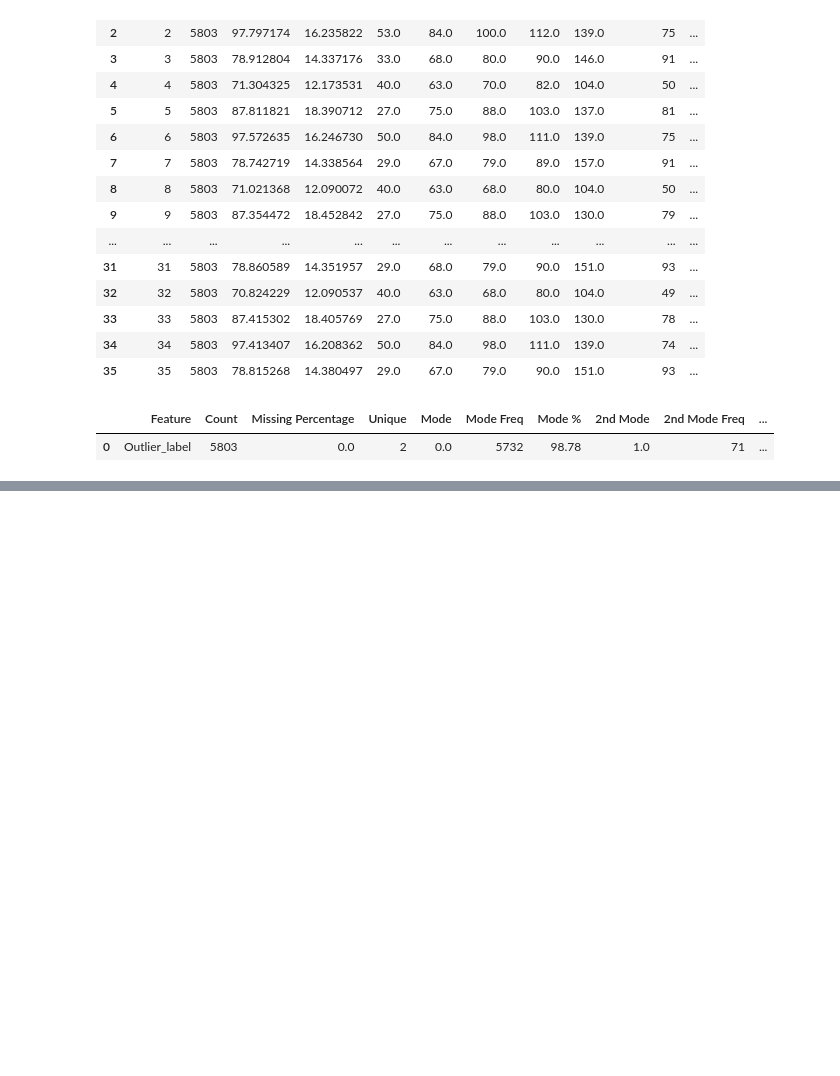
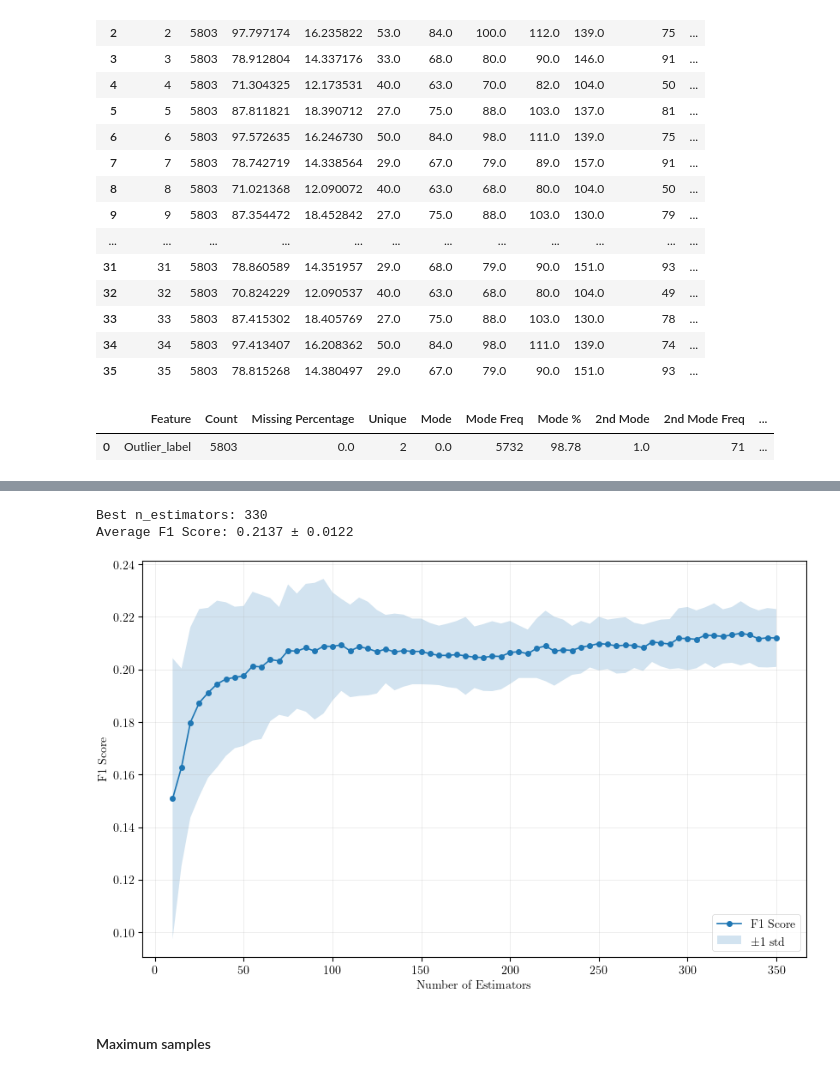
Before and after one commit to KellenMossner/MachineLearning441, a Jupyter notebook: Assignment-4/src/assignment4.ipynb, the cells around one changed output, grey strips where cells are left out. Cells and saved outputs as stored; diff of their text form; code cells hidden in the pictures; blank space fills up the shorter version.

```diff
--- a/Assignment-4/src/assignment4.ipynb
+++ b/Assignment-4/src/assignment4.ipynb
@@ -288,0 +495,23 @@ report_cat3.head(10)
+# %%
+results_file = '../data/results/sat_n_estimators_results.pkl'
+
+# first try load results
+if os.path.exists(results_file):
+    with open(results_file, 'rb') as f:
+        results = pickle.load(f)
+    sat_n_estimators = results['best_n_estimators']
+    sat_n_estimators_results = results['avg_results']
+
+    print(f"\nBest n_estimators: {sat_n_estimators}")
+    print(f"F1 Score: {results['best_avg_f1']:.4f} ± {results['best_std_f1']:.4f}")
+
+    # plot results
+    plot_results(sat_n_estimators_results, 'F1_Score_mean', 'F1_Score_std', 'n_estimators', xlabel='Number of Estimators', ylabel='F1 Score', saveas='sat_n_estimators_sat')
+else:
+    sat_n_estimators, sat_n_estimators_results = evaluate_n_estimators(X_train_sat, X_test_sat, y_test_sat, 350, save_results=results_file)
+# %% [output]
+Best n_estimators: 330
+Average F1 Score: 0.2137 ± 0.0122
+[figure, added]
+# %% [markdown]
+#### Maximum samples
```
Also changed, not shown: parts of 44 cells of this notebook, 3 other files.
